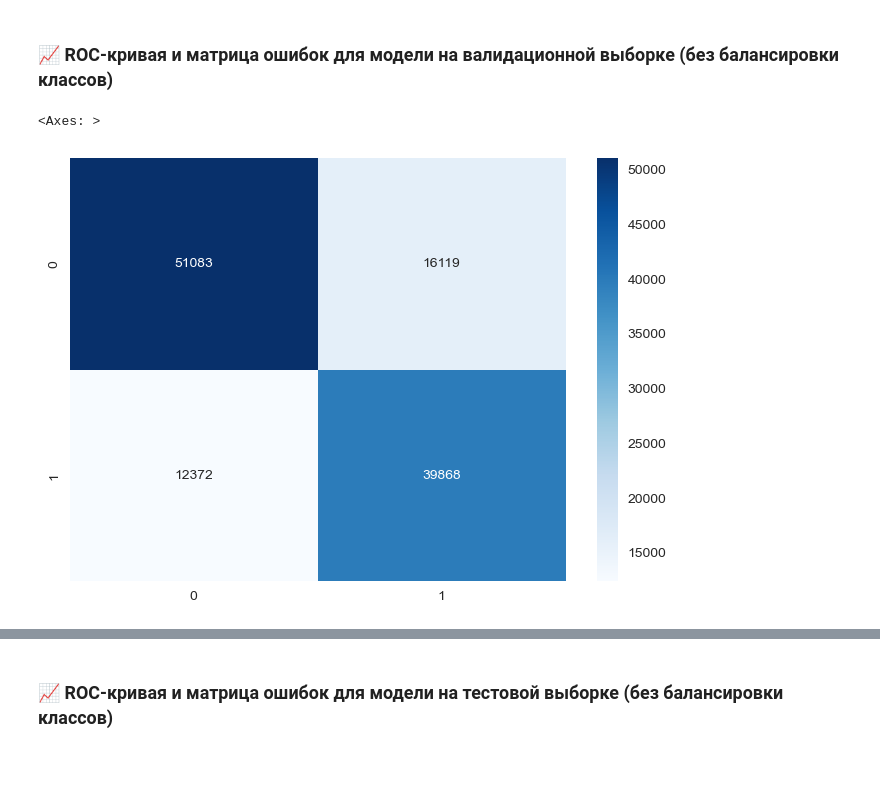
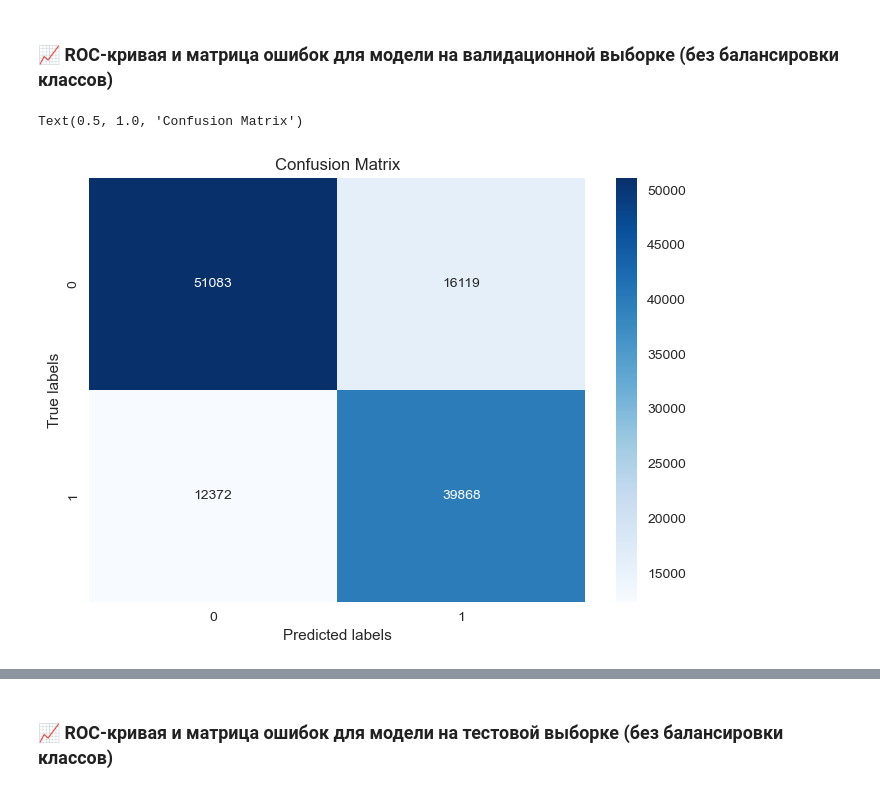
Before and after one commit to ACME-URFU/smoking-status-prediction, a Jupyter notebook: notebooks/eda.ipynb, the cells around one changed output, grey strips where cells are left out. Saved outputs shown, nothing was run; the diff lists cells and outputs as text; code cells hidden in the pictures; blank space fills up the shorter version.

```diff
--- a/notebooks/eda.ipynb
+++ b/notebooks/eda.ipynb
@@ -457,7 +429,13 @@ df
 ### 📈 ROC-кривая и матрица ошибок для модели на валидационной выборке (без балансировки классов)
 # %%
 y_pred = cross_val_predict(pipeline, X_train, y_train, cv=kf, n_jobs=-1)
-sns.heatmap(confusion_matrix(y_train, y_pred), annot=True, fmt='d', cmap='Blues')
+
+fig, ax = plt.subplots()
+sns.heatmap(confusion_matrix(y_train, y_pred), annot=True, fmt='d', cmap='Blues', ax=ax)
+
+ax.set_xlabel('Predicted labels')
+ax.set_ylabel('True labels')
+ax.set_title('Confusion Matrix')
 # %% [output]
-<Axes: >
+Text(0.5, 1.0, 'Confusion Matrix')
-[figure, old version]
+[figure, new version]
```
Also changed, not shown: parts of 15 cells of this notebook.
